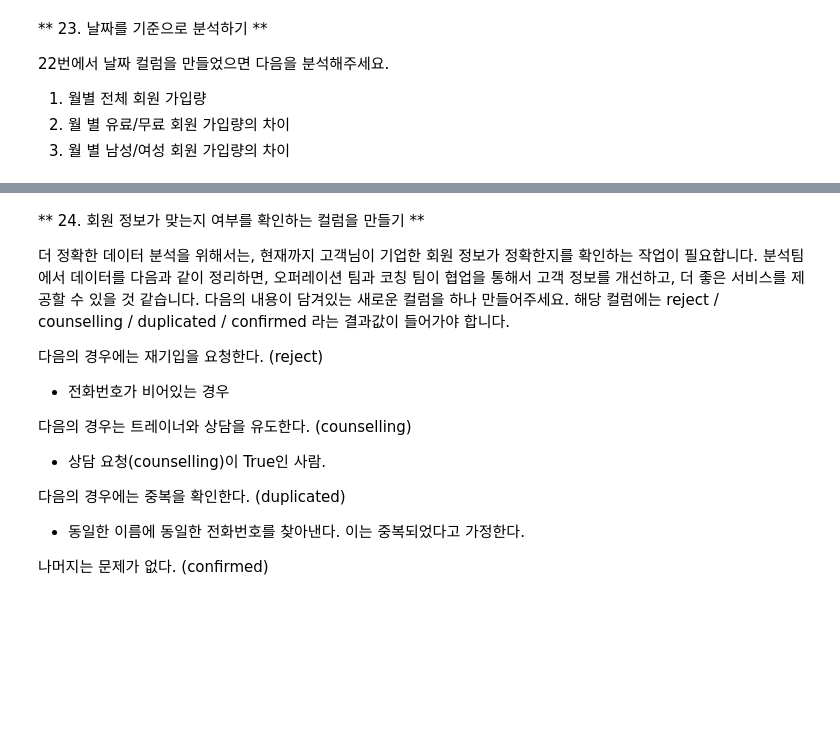
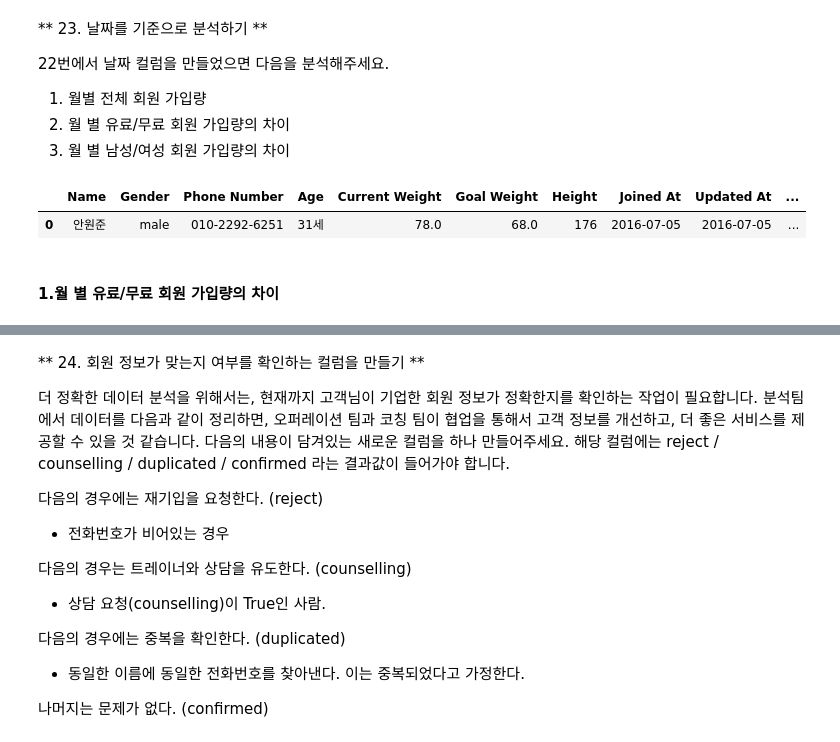
Before and after one commit to yudong80/dastudy, a Jupyter notebook: pandaslab/pandaslab_02_B.ipynb, the cells around one changed output, grey strips where cells are left out. Drawn from its saved outputs; the diff is of its cells as text; code cells hidden in the pictures; blank space fills up the shorter version.

```diff
--- a/pandaslab/pandaslab_02_B.ipynb
+++ b/pandaslab/pandaslab_02_B.ipynb
@@ -375,5 +375,5 @@ print(type(v))
 2017-10-07 00:00:00
 <class 'datetime.datetime'>
 # %%
-tmp['Joined At'].apply(date_format)
-tmp['Updated At'].apply(date_format)
+tmp['Joined At'] = tmp['Joined At'].apply(date_format)
+tmp['Updated At'] = tmp['Updated At'].apply(date_format)
@@ -433,3 +413,7 @@ df['Updated At'] = tmp['Updated At'].copy()
 3. 월 별 남성/여성 회원 가입량의 차이
 # %%
 #sample data로 먼저 해보자
+df.head(1)
+# %% [output]
+|  | Name | Gender | Phone Number | Age | Current Weight | Goal Weight | Height | Joined At | Updated At | ... |
+| 0 | 안원준 | male | 010-2292-6251 | 31세 | 78.0 | 68.0 | 176 | 2016-07-05 | 2016-07-05 | ... |
@@ -435,0 +434,2 @@ df['Updated At'] = tmp['Updated At'].copy()
+# %% [markdown]
+#### 1.월 별 유료/무료 회원 가입량의 차이
```
Also changed, not shown: parts of 19 cells of this notebook, 1 other file.
